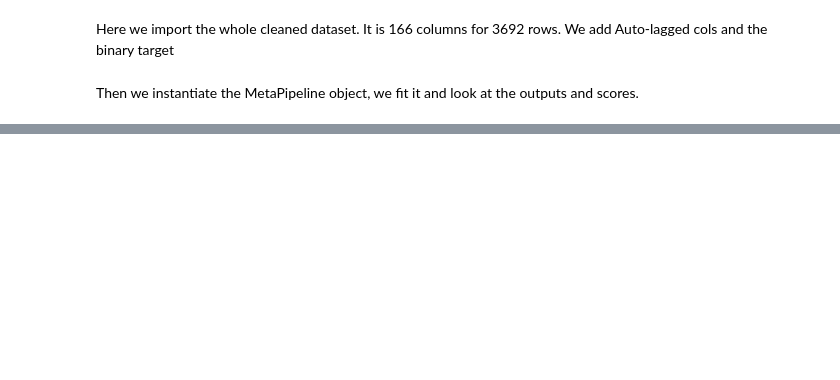
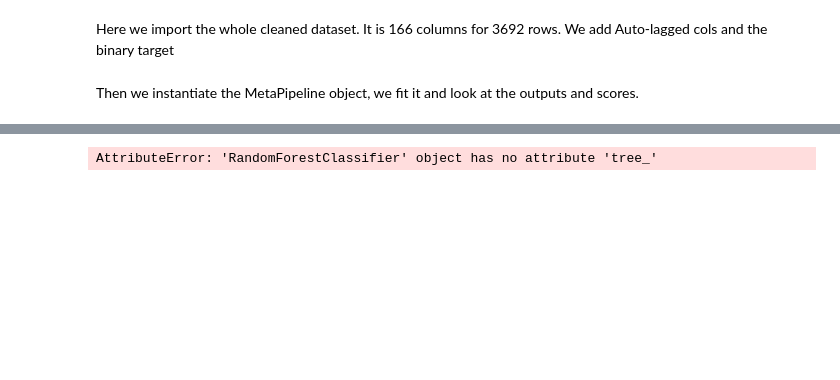
Before and after one commit to g0bel1n/VIX_predictions, a Jupyter notebook: analysis/implementation_of_MetaPipe.ipynb, the cells around one changed output, grey strips where cells are left out. Saved outputs shown, nothing was run; the diff lists cells and outputs as text; code cells hidden in the pictures; blank space fills up the shorter version.

```diff
--- a/analysis/implementation_of_MetaPipe.ipynb
+++ b/analysis/implementation_of_MetaPipe.ipynb
@@ -84,0 +87,13 @@ Done.
+# %%
+from matplotlib import pyplot as plt
+from sklearn import tree
+
+
+fig = plt.figure(figsize=(40,10))
+_ = tree.plot_tree(mpipe.pipe.named_steps['Meta Model'].best_estimator_,
+                   label='root',
+                   class_names= ['not up', 'up'],
+                   filled=True)
+# %% [output]
+AttributeError: 'RandomForestClassifier' object has no attribute 'tree_'
+[figure, added]
```
Also changed, not shown: parts of 7 cells of this notebook, 1 other file.
